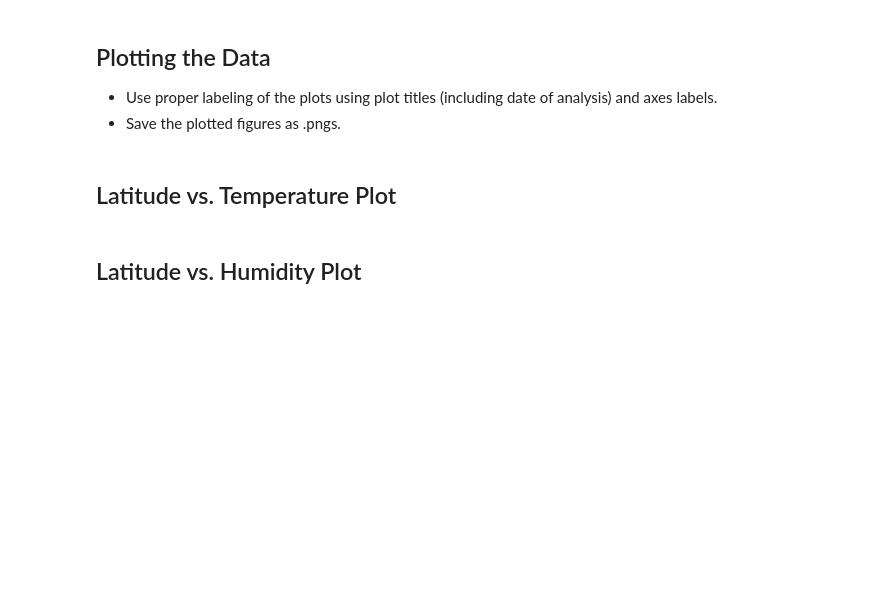
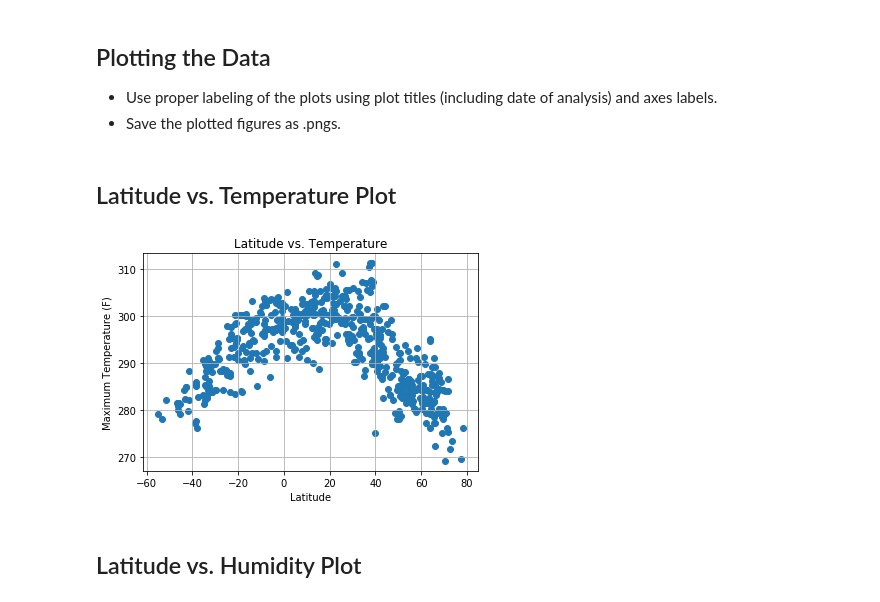
Before and after one commit to CecilyGriffin/Weather-API, a Jupyter notebook: WeatherPy/WeatherPy.ipynb, the cells around one changed output. Saved outputs shown, nothing was run; the diff lists cells and outputs as text; code cells hidden in the pictures; blank space fills up the shorter version.

Commit message:
Latitude Scatters

```diff
--- a/WeatherPy/WeatherPy.ipynb
+++ b/WeatherPy/WeatherPy.ipynb
@@ -125,3 +152,7 @@ MissingSchema: Invalid URL 'api.openweathermap.org/data/2.5/weather?appid=26ac41
 ### Convert Raw Data to DataFrame
 * Export the city data into a .csv.
 * Display the DataFrame
+# %%
+cityweather_df = pd.DataFrame(city_data)
+
+cityweather_df
@@ -145,5 +210,21 @@ Skip this step if there are no cities that have humidity > 100%.
 * Save the plotted figures as .pngs.
 # %% [markdown]
 ## Latitude vs. Temperature Plot
+# %%
+scatterlat = cityweather_df['Latitude']
+scatterhumid = cityweather_df['Humidity']
+scattertemp = cityweather_df['Maximum Temperature']
+scattercloud = cityweather_df['Cloud Cover']
+scatterwind = cityweather_df['Wind Speed']
+#------------------------------------------
+plt.scatter(scatterlat, scattertemp, marker = 'o')
+plt.grid(True)
+plt.savefig('latvstemp.png')
+plt.xlabel("Latitude")
+plt.ylabel("Maximum Temperature (F)")
+plt.title("Latitude vs. Temperature")
+plt.show()
+# %% [output]
+[figure, added]
 # %% [markdown]
 ## Latitude vs. Humidity Plot
```
Also changed, not shown: parts of 15 cells of this notebook, 8 other files.
